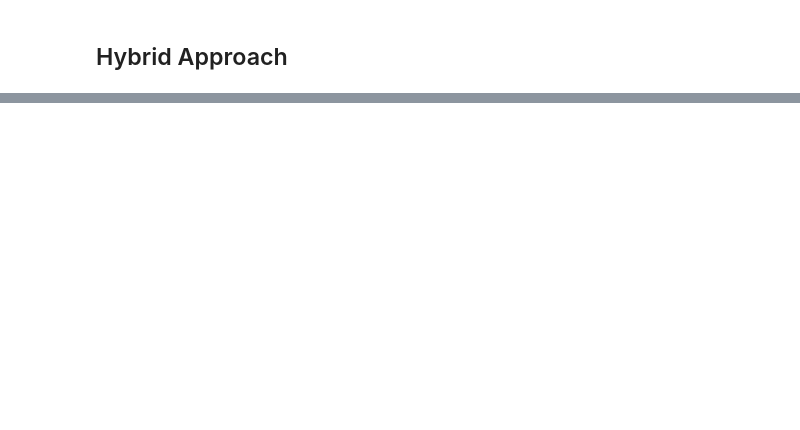
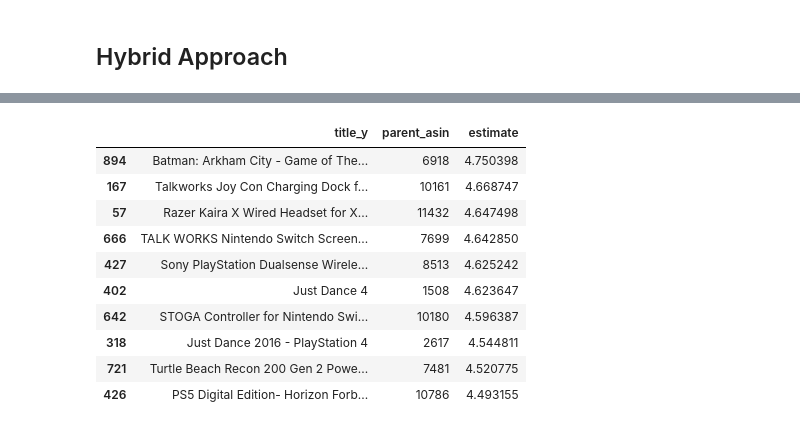
Before and after one commit to tirthankar1710/Real-Time-Recommendation, a Jupyter notebook: ml_recco.ipynb, the cells around one changed output, grey strips where cells are left out. Drawn from its saved outputs; the diff is of its cells as text; code cells hidden in the pictures; blank space fills up the shorter version.

```diff
--- a/ml_recco.ipynb
+++ b/ml_recco.ipynb
@@ -553 +567,15 @@ get_hybrid_recommendations(57867, 1284)
+# %%
+get_hybrid_recommendations(233167, 2204)
+# %% [output]
+|  | title_y | parent_asin | estimate |
+| 894 | Batman: Arkham City - Game of The... | 6918 | 4.750398 |
+| 167 | Talkworks Joy Con Charging Dock f... | 10161 | 4.668747 |
+| 57 | Razer Kaira X Wired Headset for X... | 11432 | 4.647498 |
+| 666 | TALK WORKS Nintendo Switch Screen... | 7699 | 4.642850 |
+| 427 | Sony PlayStation Dualsense Wirele... | 8513 | 4.625242 |
+| 402 | Just Dance 4 | 1508 | 4.623647 |
+| 642 | STOGA Controller for Nintendo Swi... | 10180 | 4.596387 |
+| 318 | Just Dance 2016 - PlayStation 4 | 2617 | 4.544811 |
+| 721 | Turtle Beach Recon 200 Gen 2 Powe... | 7481 | 4.520775 |
+| 426 | PS5 Digital Edition- Horizon Forb... | 10786 | 4.493155 |
 # %%
```
Also changed, not shown: parts of 16 cells of this notebook, 21 other files.
